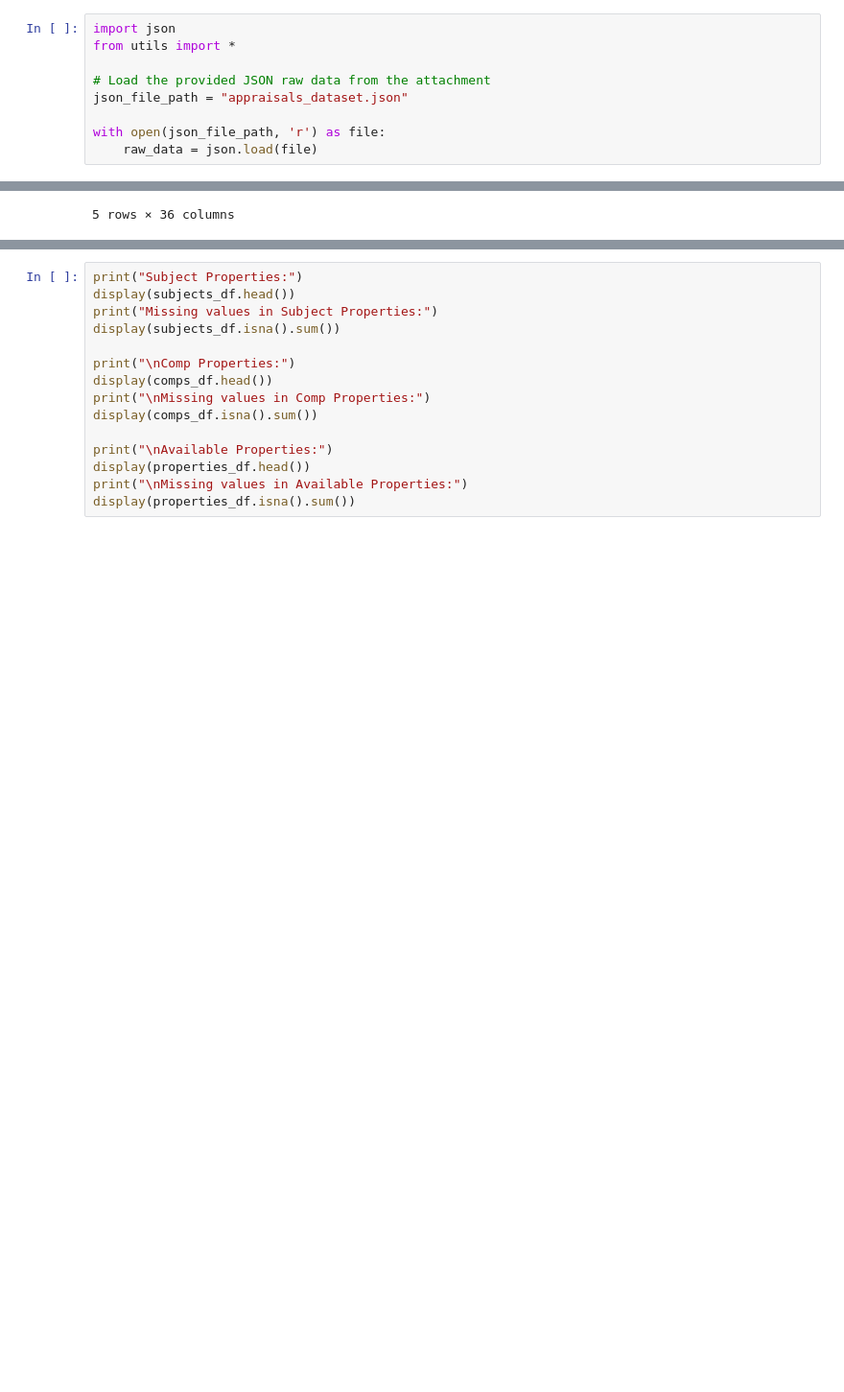
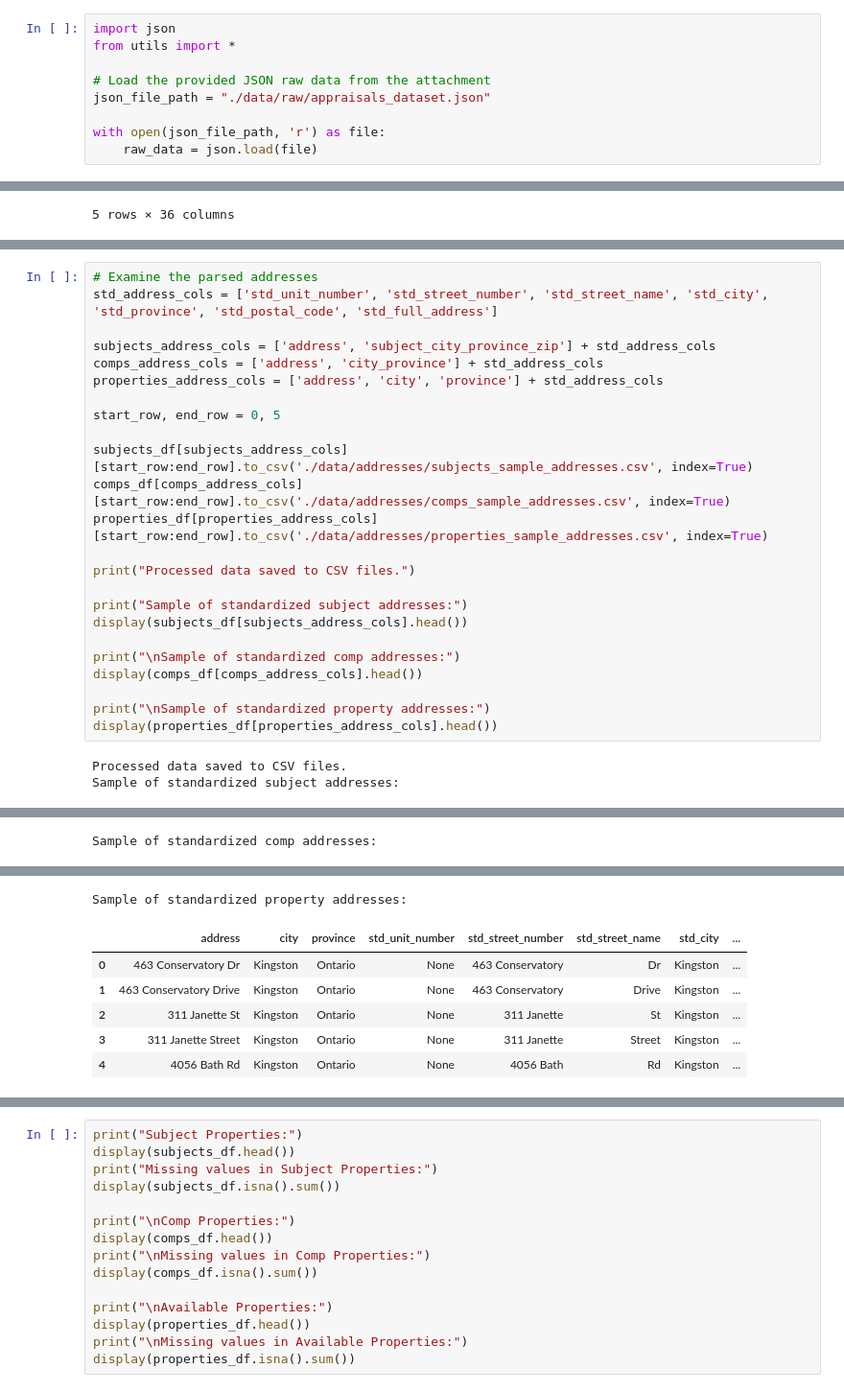
Before and after one commit to tmabdull/CompRecSystem, a Jupyter notebook: process_data.ipynb, the cells around one changed output, grey strips where cells are left out. Shown: that part at 96% size. Drawn from its saved outputs; the diff is of its cells as text; blank space fills up the shorter version.

```diff
--- a/process_data.ipynb
+++ b/process_data.ipynb
@@ -3,7 +3,7 @@ import json
 from utils import *
 
 # Load the provided JSON raw data from the attachment
-json_file_path = "appraisals_dataset.json"
+json_file_path = "./data/raw/appraisals_dataset.json"
 
 with open(json_file_path, 'r') as file:
     raw_data = json.load(file)
@@ -103,0 +72,27 @@ Sample of standardized property addresses:
+# %%
+# Examine the parsed addresses
+std_address_cols = ['std_unit_number', 'std_street_number', 'std_street_name', 'std_city', 'std_province', 'std_postal_code', 'std_full_address']
+
+subjects_address_cols = ['address', 'subject_city_province_zip'] + std_address_cols
+comps_address_cols = ['address', 'city_province'] + std_address_cols
+properties_address_cols = ['address', 'city', 'province'] + std_address_cols
+
+start_row, end_row = 0, 5
+
+subjects_df[subjects_address_cols][start_row:end_row].to_csv('./data/addresses/subjects_sample_addresses.csv', index=True)
+comps_df[comps_address_cols][start_row:end_row].to_csv('./data/addresses/comps_sample_addresses.csv', index=True)
+properties_df[properties_address_cols][start_row:end_row].to_csv('./data/addresses/properties_sample_addresses.csv', index=True)
+
+print("Processed data saved to CSV files.")
+
+print("Sample of standardized subject addresses:")
+display(subjects_df[subjects_address_cols].head())
+
+print("\nSample of standardized comp addresses:")
+display(comps_df[comps_address_cols].head())
+
+print("\nSample of standardized property addresses:")
+display(properties_df[properties_address_cols].head())
+# %% [output]
+Processed data saved to CSV files.
+Sample of standardized subject addresses:
@@ -103,0 +105 @@ Sample of standardized property addresses:
+Sample of standardized comp addresses:
@@ -104,3 +112,10 @@ Sample of standardized property addresses:
+Sample of standardized property addresses:
+|  | address | city | province | std_unit_number | std_street_number | std_street_name | std_city | ... |
+| 0 | 463 Conservatory Dr | Kingston | Ontario | None | 463 Conservatory | Dr | Kingston | ... |
+| 1 | 463 Conservatory Drive | Kingston | Ontario | None | 463 Conservatory | Drive | Kingston | ... |
+| 2 | 311 Janette St | Kingston | Ontario | None | 311 Janette | St | Kingston | ... |
+| 3 | 311 Janette Street | Kingston | Ontario | None | 311 Janette | Street | Kingston | ... |
+| 4 | 4056 Bath Rd | Kingston | Ontario | None | 4056 Bath | Rd | Kingston | ... |
 # %%
 # Clean the DataFrames (basic cleaning)
 subjects_df = clean_dataframe(subjects_df)
```
Also changed, not shown: parts of 7 cells of this notebook, 11 other files.
